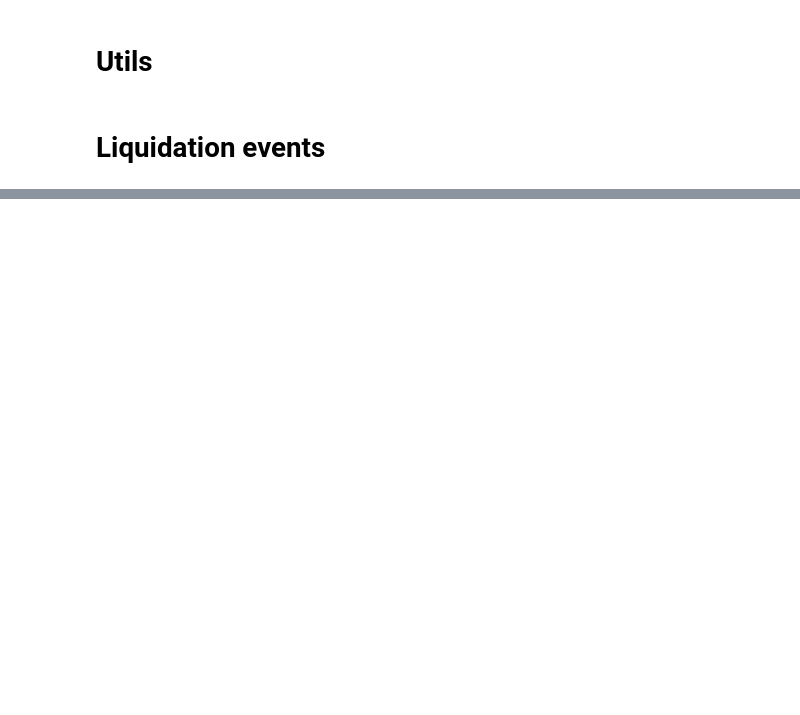
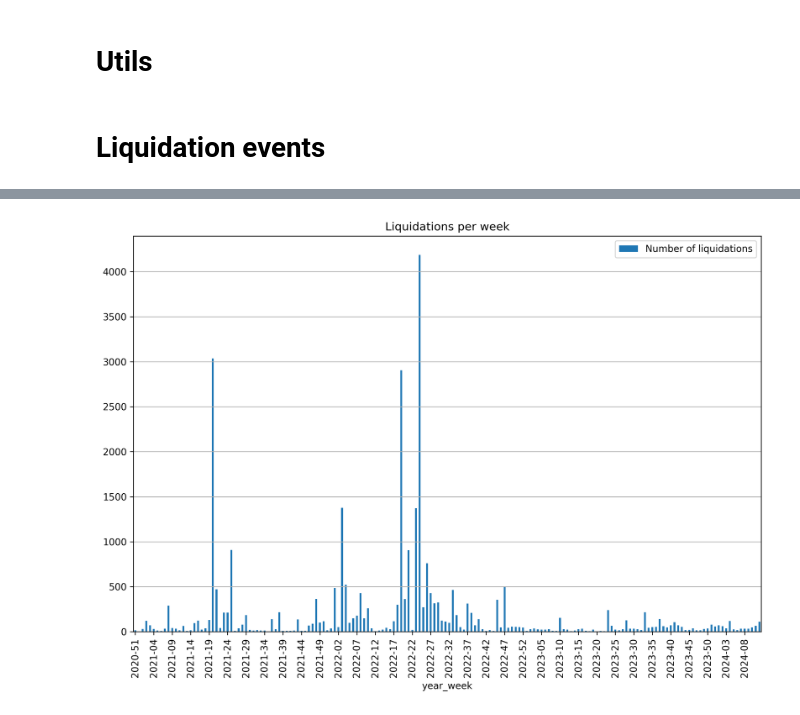
Before and after one commit to MathisGD/data-liquidations, a Jupyter notebook: main.ipynb, the cells around one changed output, grey strips where cells are left out. Cells and saved outputs as stored; diff of their text form; code cells hidden in the pictures; blank space fills up the shorter version.

Commit message:
fix: pricing - feat: graphs

```diff
--- a/main.ipynb
+++ b/main.ipynb
@@ -121,29 +154,42 @@ LIQUIDATION_EVENT_SIG = "event LiquidationCall(address indexed collateralAsset,
 LIQUIDATION_EVENT_HASH = "0xe413a321e8681d831f4dbccbca790d2952b56f977908e45be37335533e005286"
 AAVE_V3_POOL = "0x87870Bca3F3fD6335C3F4ce8392D69350B4fA4E2"
 AAVE_V2_POOL = "0x7d2768dE32b0b80b7a3454c06BdAc94A69DDc7A9"
+DAI = "0x6b175474e89094c44da98b954eedeac495271d0f"
+WETH = "0xC02aaA39b223FE8D0A0e5C4F27eAD9083C756Cc2"
+WBTC = "0x2260fac5e5542a773aa44fbcfedf7c193bc2c599"
+USDC = "0xA0b86991c6218b36c1d19D4a2e9Eb0cE3606eB48"
+USDT = "0xdAC17F958D2ee523a2206206994597C13D831ec7"
+STETH = "0xae7ab96520de3a18e5e111b5eaab095312d7fe84"
+assets = [DAI, WETH, WBTC, USDC, USDT, STETH]
 
 # Collect the raw events with specific cryo params
 paramsV3 = {
     "datatype": "events",
-    "blocks": ["16M:19M"], # AaveV3 deployed at 16291127
+    "blocks": ["16M:19.5M"], # AaveV3 deployed at 16291127
     "inner_request_size": 100_000,
     "contract": [AAVE_V3_POOL],
     "topic0": [LIQUIDATION_EVENT_HASH]
 }
 paramsV2 = {
     "datatype": "events",
-    "blocks": ["13M:19M"], # AaveV2 deployed at 11362579
+    "blocks": ["11M:19.5M"], # AaveV2 deployed at 11362579
     "inner_request_size": 100_000,
     "contract": [AAVE_V2_POOL],
     "topic0": [LIQUIDATION_EVENT_HASH]
 }
 
 # Collect the raw events with cryo
-liquidations_raw = pl.concat([cryo.collect(**paramsV2), cryo.collect(**paramsV3)])
+liquidations_raw = pl.concat([
+    cryo.collect(**paramsV2).with_columns(pl.lit("AaveV2").alias("protocol")),
+    cryo.collect(**paramsV3).with_columns(pl.lit("AaveV3").alias("protocol"))
+])
 
 # Parse the raw events to a DataFrame with a specific event signature
 liquidations = parse_raw_events(liquidations_raw, LIQUIDATION_EVENT_SIG)
+# liquidations = parse_raw_events(liquidations_raw, LIQUIDATION_EVENT_SIG).filter((pl.col("collateralAsset").is_in(assets)) & (pl.col("debtAsset").is_in(assets)))
 
 # Add timestamps
 liquidations = liquidations.join(blocks, on='block_number', how="left")
+print(len(liquidations), "liquidations from", liquidations["time"].min(), "to", liquidations["time"].max())
+liquidations.head(5)
 # %% [output]
@@ -261,0 +362,33 @@ plt.show()
+# %%
+# Weekly liquidations
+
+import matplotlib.pyplot as plt
+import matplotlib.style as style
+import matplotlib.ticker as ticker
+import pandas as pd
+
+style.use('default')
+
+weekly_liquidations = liquidations.with_columns(pl.col("time").dt.strftime("%Y-%W").alias("year_week")).group_by("year_week").agg(pl.len().alias("Number of liquidations"))
+weekly_liquidations = weekly_liquidations.sort("year_week")
+
+# Plotting
+fig, ax = plt.subplots(figsize=(10, 7), dpi=300)
+
+# Now we generate a full range of year-week values
+# Assuming 'datetime' is within a reasonable date range, adjust as needed
+all_weeks = pd.Series(pd.date_range(liquidations['time'].min(), liquidations['time'].max(), freq='W-MON'))
+all_weeks = all_weeks.dt.strftime('%Y-%W').to_frame(name='year_week')
+
+# Merge the full range with the actual data, filling missing weeks with 0
+weekly_liquidations = pl.from_pandas(all_weeks).join(weekly_liquidations, on='year_week', how='left').fill_nan(0)
+weekly_liquidations_df = weekly_liquidations.to_pandas()
+weekly_liquidations_df.plot(kind='bar', x='year_week', y='Number of liquidations', ax=ax)
+plt.gca().xaxis.set_major_locator(ticker.MultipleLocator(5))
+
+plt.tight_layout()
+ax.grid(axis="y")
+ax.set_title('Liquidations per week')
+plt.show()
+# %% [output]
+[figure, added]
```
Also changed, not shown: parts of 14 cells of this notebook.
